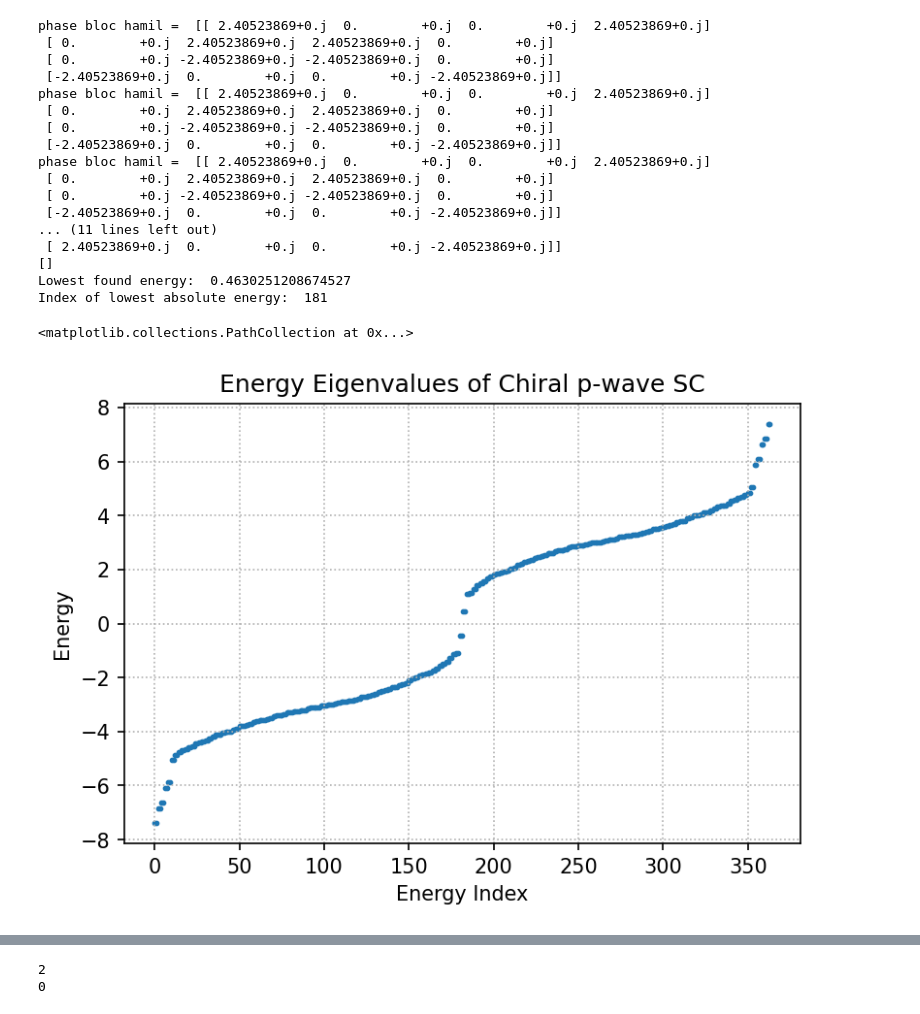
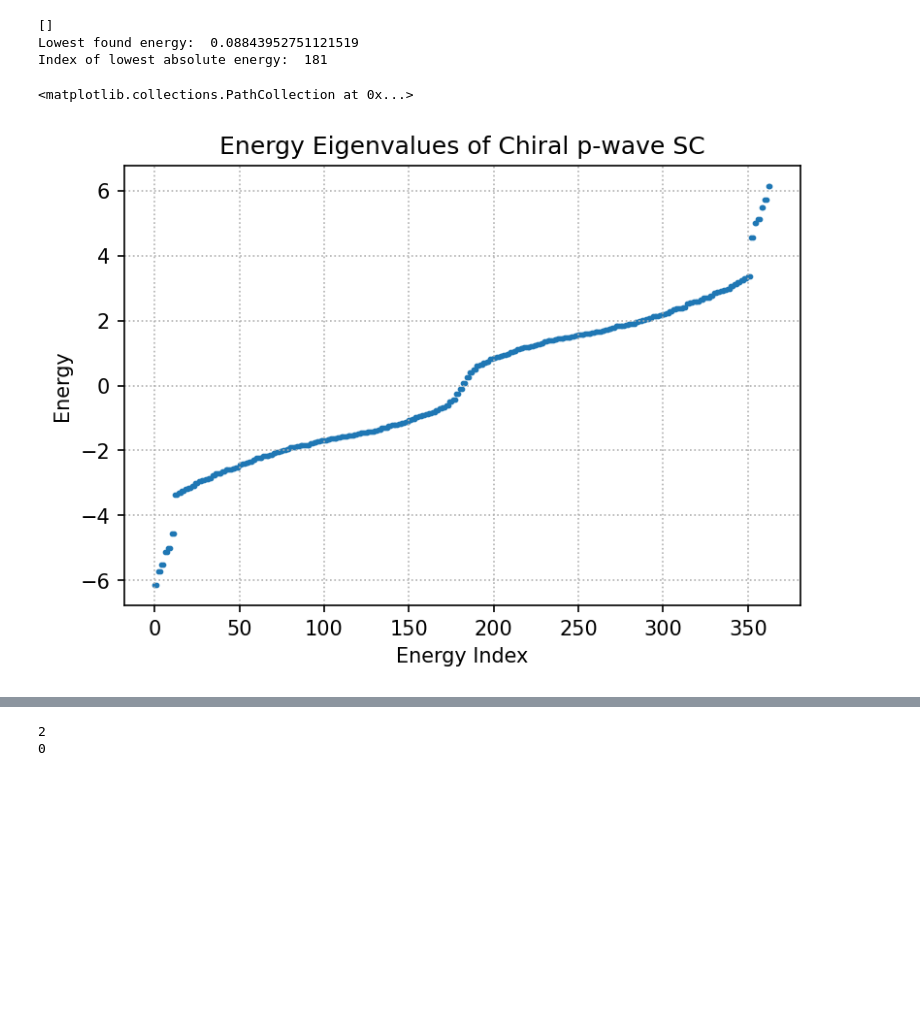
Before and after one commit to isschoch/chiral-p-wave-on-buckyball-geometry, a Jupyter notebook: disclination_dipole_elegant.ipynb, the cells around one changed output, grey strips where cells are left out. Drawn from its saved outputs; the diff is of its cells as text; code cells hidden in the pictures; blank space fills up the shorter version.

```diff
--- a/disclination_dipole_elegant.ipynb
+++ b/disclination_dipole_elegant.ipynb
@@ -42,54 +42,40 @@ hop_phase_pentagon = hop_phase_triangle.conjugate()
 flagged_bonds_triangle = [(48, 57), (41, 56), (34, 55)]
 # flagged_bonds_pentagon = [(57, 48), (56, 41), (55, 34)]
 
-flagged_bonds_pentagon = [(34, 27), (35, 28), (36, 29)]
+# flagged_bonds_pentagon = [(34, 27), (35, 28), (36, 29)]
 # flagged_bonds_pentagon = [(27, 47), (17, 40), (7, 33), (24, 23), (14, 13), (4, 3)]
 
 # flagged_bonds_pentagon = [(27, 47), (17, 40), (7, 33), (24, 23), (14, 13), (4, 3), (57, 48), (56, 41), (55, 34)]
 
 Ham_constructor = HamiltonianConstructor(mu-4*t, t, t, delta)
 H_direct_lattice = Ham_constructor.construct_direct_lattice_hamiltonian(lattice)
 block_indices = Ham_constructor.get_block_indices(lattice.get_num_sites())
 
 for flagged_bond in flagged_bonds_triangle:
     Ham_constructor.add_phase(H_direct_lattice, flagged_bond, hop_phase_triangle, num_sites)
 
 for flagged_bond in flagged_bonds_pentagon:
     Ham_constructor.add_phase(H_direct_lattice, flagged_bond, hop_phase_pentagon, num_sites)
 
 energies, states = scipy.linalg.eigh(H_direct_lattice)
 
 tol = 0.05
 low_energy_indices = np.argwhere(np.abs(energies) < tol)[:, 0]
 print(low_energy_indices)
 
 print("Lowest found energy: ", np.min(np.abs(energies)))
 gs_idx = np.argmin(np.abs(energies))
 print("Index of lowest absolute energy: ", gs_idx)
 
 plt.xlabel("Energy Index")
 plt.ylabel("Energy")
 plt.grid(linestyle=":")
 plt.title("Energy Eigenvalues of Chiral p-wave SC")
 plt.scatter(range(len(energies)), energies, s=3)
 # %% [output]
-phase bloc hamil =  [[ 2.40523869+0.j  0.        +0.j  0.        +0.j  2.40523869+0.j]
- [ 0.        +0.j  2.40523869+0.j  2.40523869+0.j  0.        +0.j]
- [ 0.        +0.j -2.40523869+0.j -2.40523869+0.j  0.        +0.j]
- [-2.40523869+0.j  0.        +0.j  0.        +0.j -2.40523869+0.j]]
-phase bloc hamil =  [[ 2.40523869+0.j  0.        +0.j  0.        +0.j  2.40523869+0.j]
- [ 0.        +0.j  2.40523869+0.j  2.40523869+0.j  0.        +0.j]
- [ 0.        +0.j -2.40523869+0.j -2.40523869+0.j  0.        +0.j]
- [-2.40523869+0.j  0.        +0.j  0.        +0.j -2.40523869+0.j]]
-phase bloc hamil =  [[ 2.40523869+0.j  0.        +0.j  0.        +0.j  2.40523869+0.j]
- [ 0.        +0.j  2.40523869+0.j  2.40523869+0.j  0.        +0.j]
- [ 0.        +0.j -2.40523869+0.j -2.40523869+0.j  0.        +0.j]
- [-2.40523869+0.j  0.        +0.j  0.        +0.j -2.40523869+0.j]]
-... (11 lines left out)
- [ 2.40523869+0.j  0.        +0.j  0.        +0.j -2.40523869+0.j]]
 []
-Lowest found energy:  0.4630251208674527
+Lowest found energy:  0.08843952751121519
 Index of lowest absolute energy:  181
 <matplotlib.collections.PathCollection at 0x...>
-[figure, old version]
+[figure, new version]
 # %%
```
Also changed, not shown: parts of 2 cells of this notebook, 5 other files.
